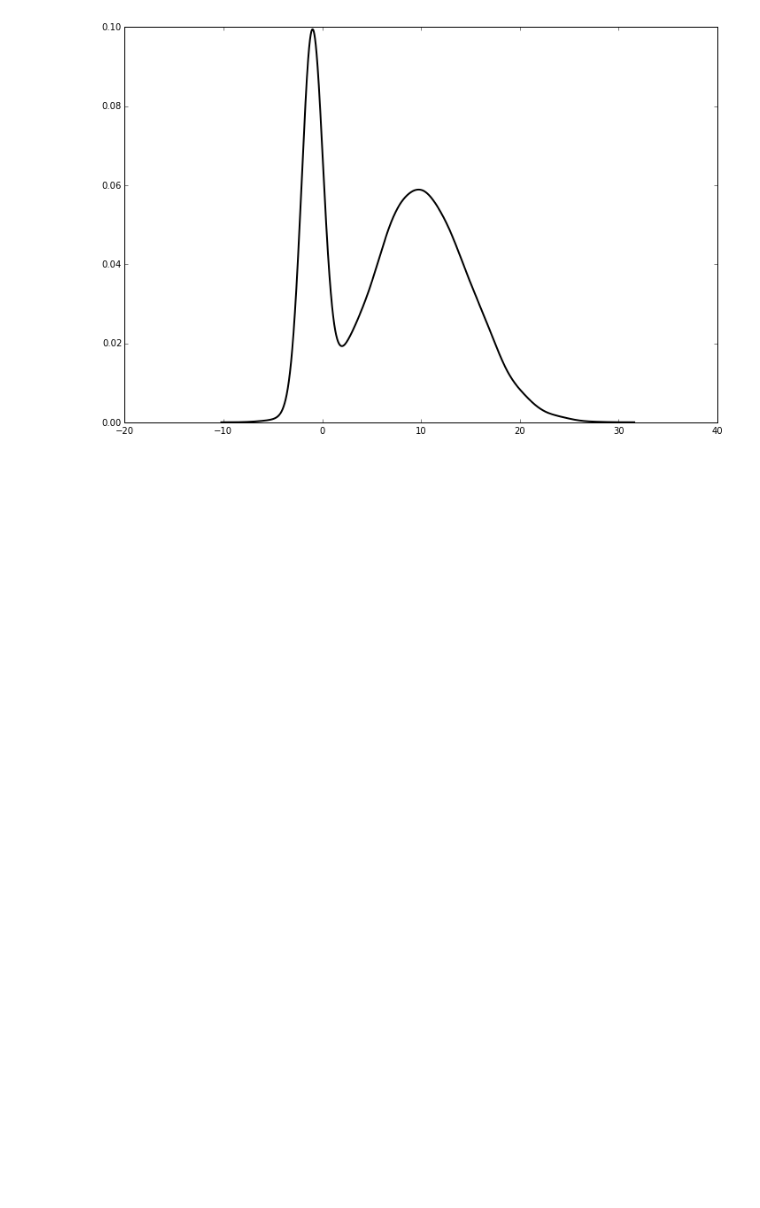
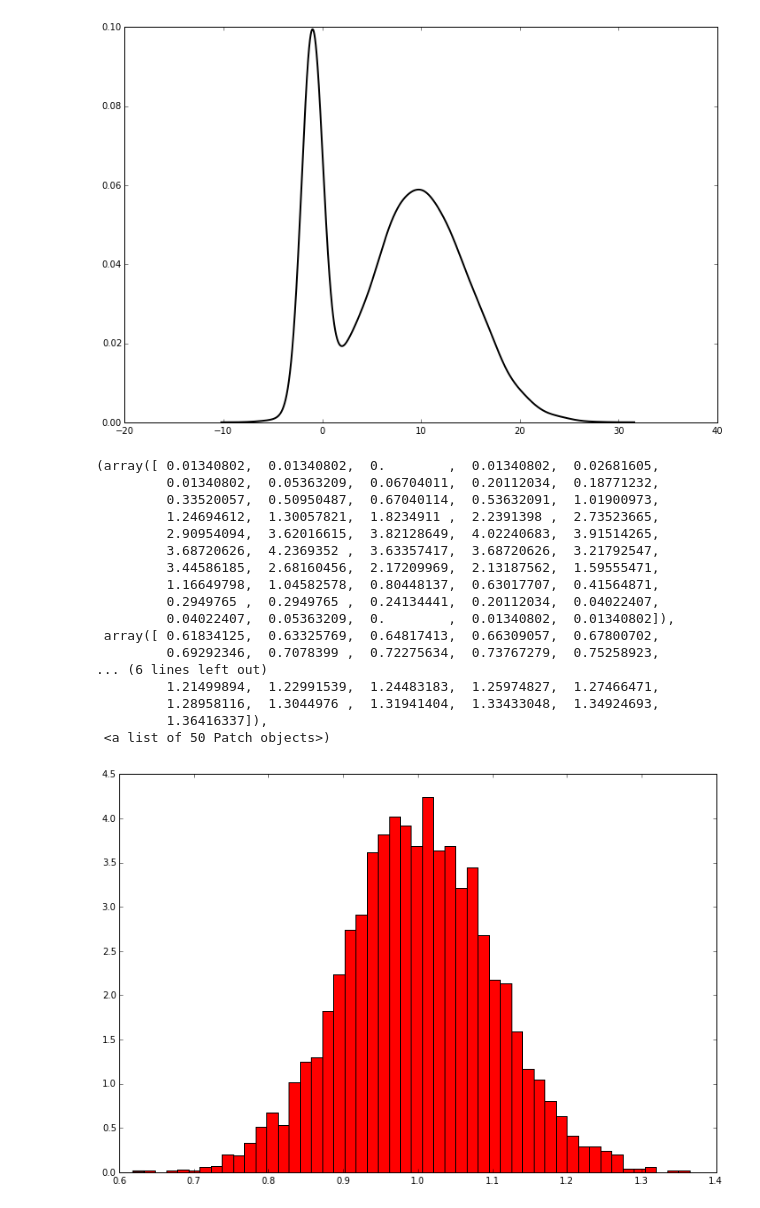
Before and after one commit to TeamUno/project, a Jupyter notebook: initial-exploration/stats.ipynb, the cells around one changed output. Drawn from its saved outputs; the diff is of its cells as text; code cells hidden in the pictures; blank space fills up the shorter version.

```diff
--- a/initial-exploration/stats.ipynb
+++ b/initial-exploration/stats.ipynb
@@ -391,3 +391,30 @@ ax.plot(kde.support, kde.density, lw=2, color='black')
 # %% [output]
 [<matplotlib.lines.Line2D at 0x...>]
 [figure]
+# %%
+obs_dist1 = stats.norm(loc=1,scale=.1)
+
+obs_dist1=obs_dist1.rvs(5000)
+
+fig = plt.figure(figsize=(12,8))
+ax = fig.add_subplot(111)
+ax.hist(obs_dist1, bins=50, normed=True, color='red')
+# %% [output]
+(array([ 0.01340802,  0.01340802,  0.        ,  0.01340802,  0.02681605,
+         0.01340802,  0.05363209,  0.06704011,  0.20112034,  0.18771232,
+         0.33520057,  0.50950487,  0.67040114,  0.53632091,  1.01900973,
+         1.24694612,  1.30057821,  1.8234911 ,  2.2391398 ,  2.73523665,
+         2.90954094,  3.62016615,  3.82128649,  4.02240683,  3.91514265,
+         3.68720626,  4.2369352 ,  3.63357417,  3.68720626,  3.21792547,
+         3.44586185,  2.68160456,  2.17209969,  2.13187562,  1.59555471,
+         1.16649798,  1.04582578,  0.80448137,  0.63017707,  0.41564871,
+         0.2949765 ,  0.2949765 ,  0.24134441,  0.20112034,  0.04022407,
+         0.04022407,  0.05363209,  0.        ,  0.01340802,  0.01340802]),
+ array([ 0.61834125,  0.63325769,  0.64817413,  0.66309057,  0.67800702,
+         0.69292346,  0.7078399 ,  0.72275634,  0.73767279,  0.75258923,
+... (6 lines left out)
+         1.21499894,  1.22991539,  1.24483183,  1.25974827,  1.27466471,
+         1.28958116,  1.3044976 ,  1.31941404,  1.33433048,  1.34924693,
+         1.36416337]),
+ <a list of 50 Patch objects>)
+[figure, added]
```
Also changed, not shown: parts of 6 cells of this notebook.
